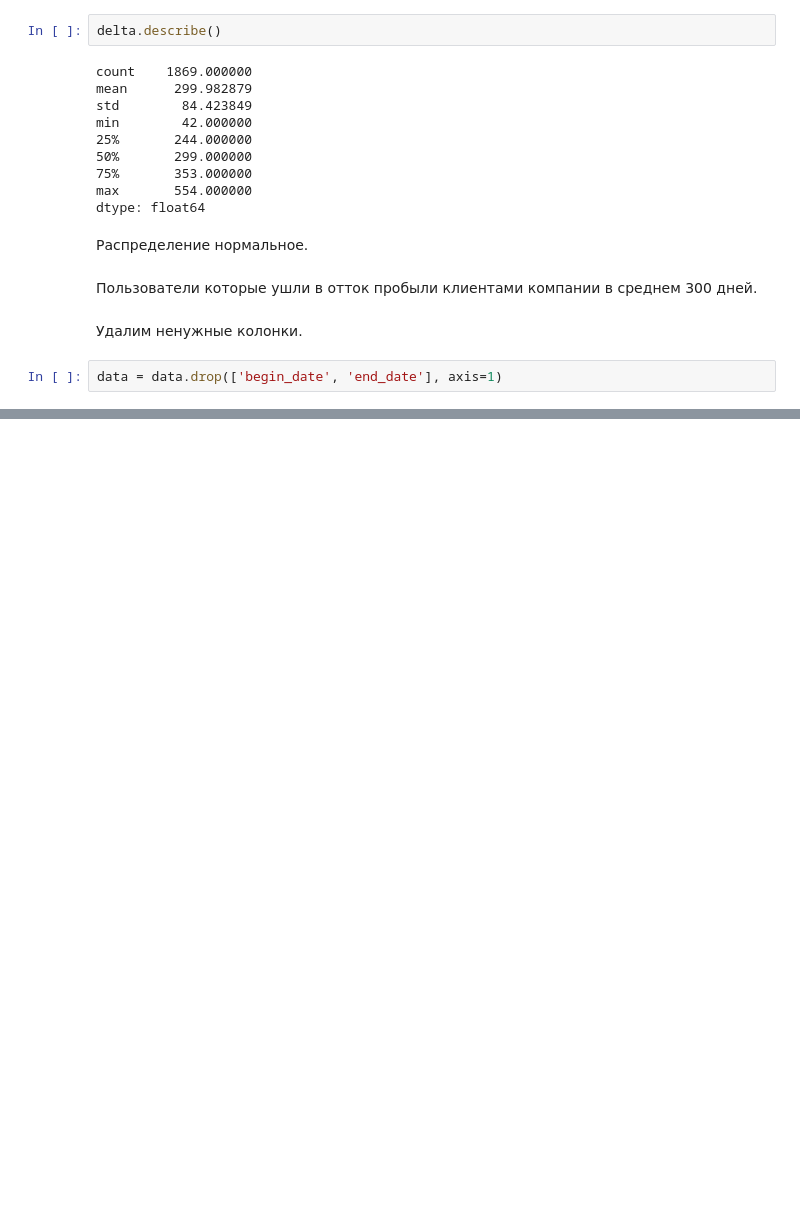
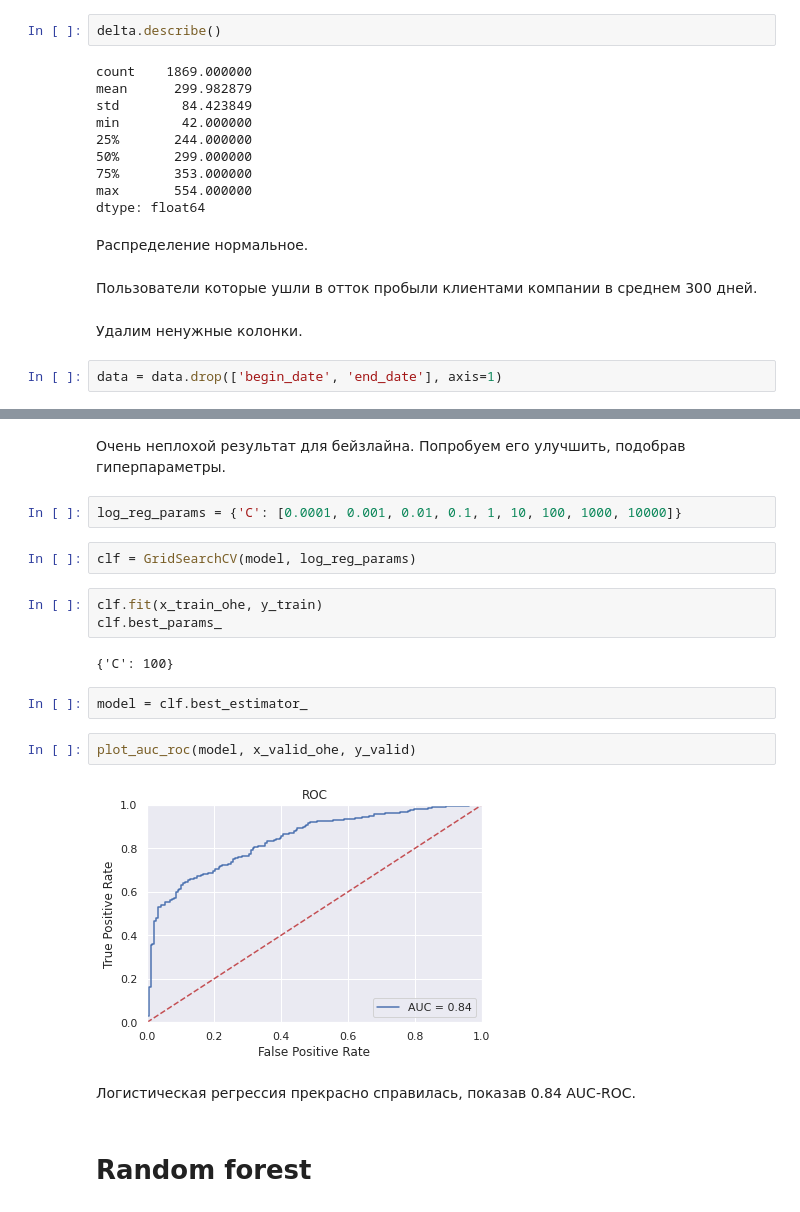
Before and after one commit to Doppler-67/telecom-users-churn-forecasting, a Jupyter notebook: telecom.ipynb, the cells around one changed output, grey strips where cells are left out. Drawn from its saved outputs; the diff is of its cells as text; blank space fills up the shorter version.

```diff
--- a/telecom.ipynb
+++ b/telecom.ipynb
@@ -684,0 +814,21 @@ data = data.drop(['begin_date', 'end_date'], axis=1)
+# %% [markdown]
+Очень неплохой результат для бейзлайна. Попробуем его улучшить, подобрав гиперпараметры.
+# %%
+log_reg_params = {'C': [0.0001, 0.001, 0.01, 0.1, 1, 10, 100, 1000, 10000]}
+# %%
+clf = GridSearchCV(model, log_reg_params)
+# %%
+clf.fit(x_train_ohe, y_train)
+clf.best_params_
+# %% [output]
+{'C': 100}
+# %%
+model = clf.best_estimator_
+# %%
+plot_auc_roc(model, x_valid_ohe, y_valid)
+# %% [output]
+[figure, added]
+# %% [markdown]
+Логистическая регрессия прекрасно справилась, показав 0.84 AUC-ROC.
+# %% [markdown]
+# **Random forest**
```
Also changed, not shown: parts of 41 cells of this notebook.
